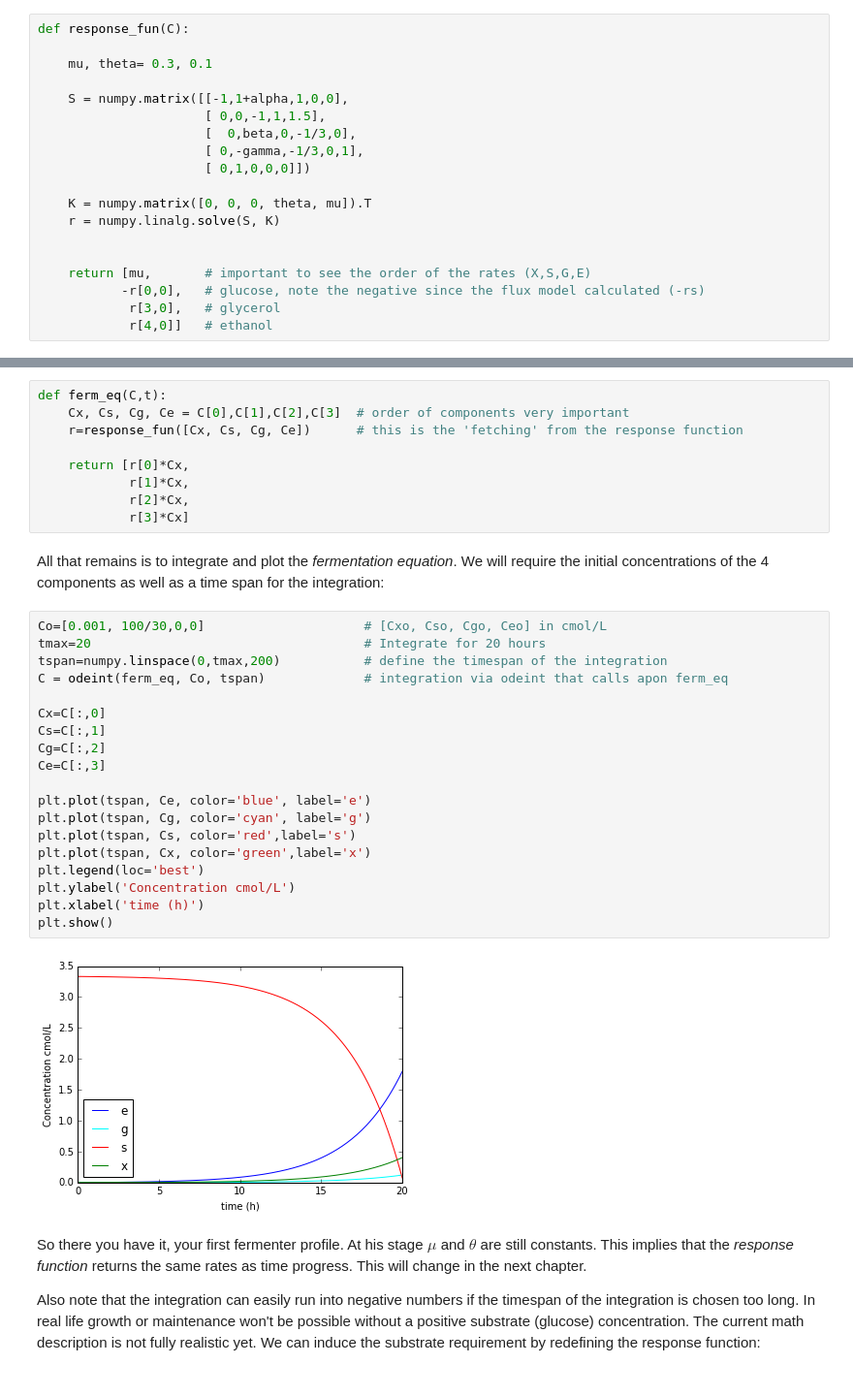
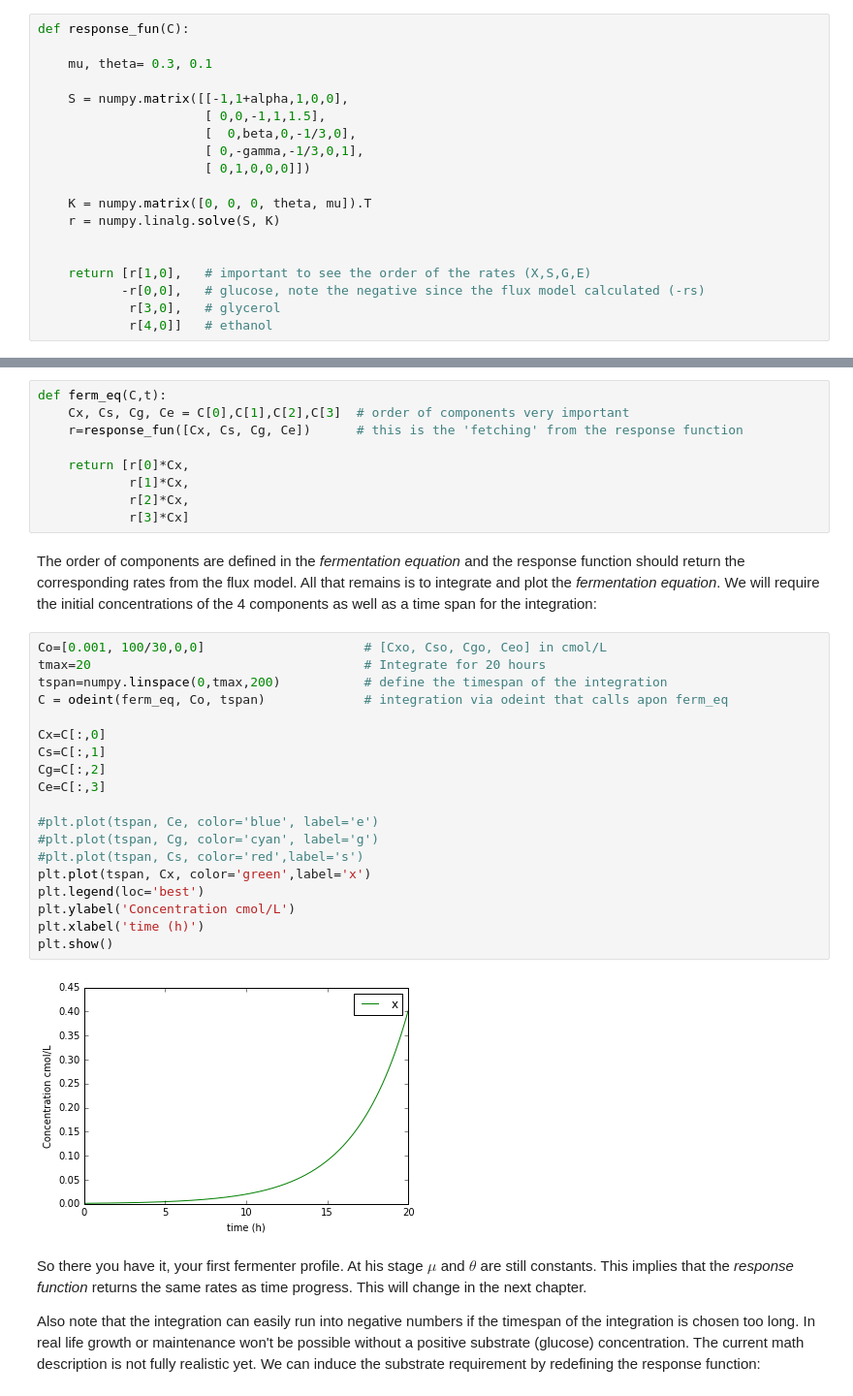
Before and after one commit to willienicol/Biochemical-engineering-notes, a Jupyter notebook: 5 Basic bioreactor modeling/The fermenter equation.ipynb, the cells around one changed output, grey strips where cells are left out. Shown at 97% size. Cells and saved outputs as stored; diff of their text form.

```diff
--- a/5 Basic bioreactor modeling/The fermenter equation.ipynb
+++ b/5 Basic bioreactor modeling/The fermenter equation.ipynb
@@ -78,7 +78,7 @@ def response_fun(C):
     r = numpy.linalg.solve(S, K)
 
 
-    return [mu,       # important to see the order of the rates (X,S,G,E)
+    return [r[1,0],   # important to see the order of the rates (X,S,G,E)
            -r[0,0],   # glucose, note the negative since the flux model calculated (-rs)
             r[3,0],   # glycerol
             r[4,0]]   # ethanol
@@ -102,28 +102,28 @@ def ferm_eq(C,t):
             r[2]*Cx,
             r[3]*Cx]
 # %% [markdown]
-All that remains is to integrate and plot the _fermentation equation_. We will require the initial concentrations of the 4 components as well as a time span for the integration:
+The order of components are defined in the _fermentation equation_ and the response function should return the corresponding rates from the flux model. All that remains is to integrate and plot the _fermentation equation_. We will require the initial concentrations of the 4 components as well as a time span for the integration:
 # %%
 Co=[0.001, 100/30,0,0]                     # [Cxo, Cso, Cgo, Ceo] in cmol/L
 tmax=20                                    # Integrate for 20 hours
 tspan=numpy.linspace(0,tmax,200)           # define the timespan of the integration
 C = odeint(ferm_eq, Co, tspan)             # integration via odeint that calls apon ferm_eq
 
 Cx=C[:,0]
 Cs=C[:,1]
 Cg=C[:,2]
 Ce=C[:,3]
 
-plt.plot(tspan, Ce, color='blue', label='e')
-plt.plot(tspan, Cg, color='cyan', label='g')
-plt.plot(tspan, Cs, color='red',label='s')
+#plt.plot(tspan, Ce, color='blue', label='e')
+#plt.plot(tspan, Cg, color='cyan', label='g')
+#plt.plot(tspan, Cs, color='red',label='s')
 plt.plot(tspan, Cx, color='green',label='x')
 plt.legend(loc='best')
 plt.ylabel('Concentration cmol/L')
 plt.xlabel('time (h)')
 plt.show()
 # %% [output]
-[figure, old version]
+[figure, new version]
 # %% [markdown]
 So there you have it, your first fermenter profile. At his stage $\mu$ and $\theta$ are still constants. This implies that the  _response function_ returns the same rates as time progress. This will change in the next chapter.
 
```
Also changed, not shown: parts of 4 cells of this notebook, 2 other files.
